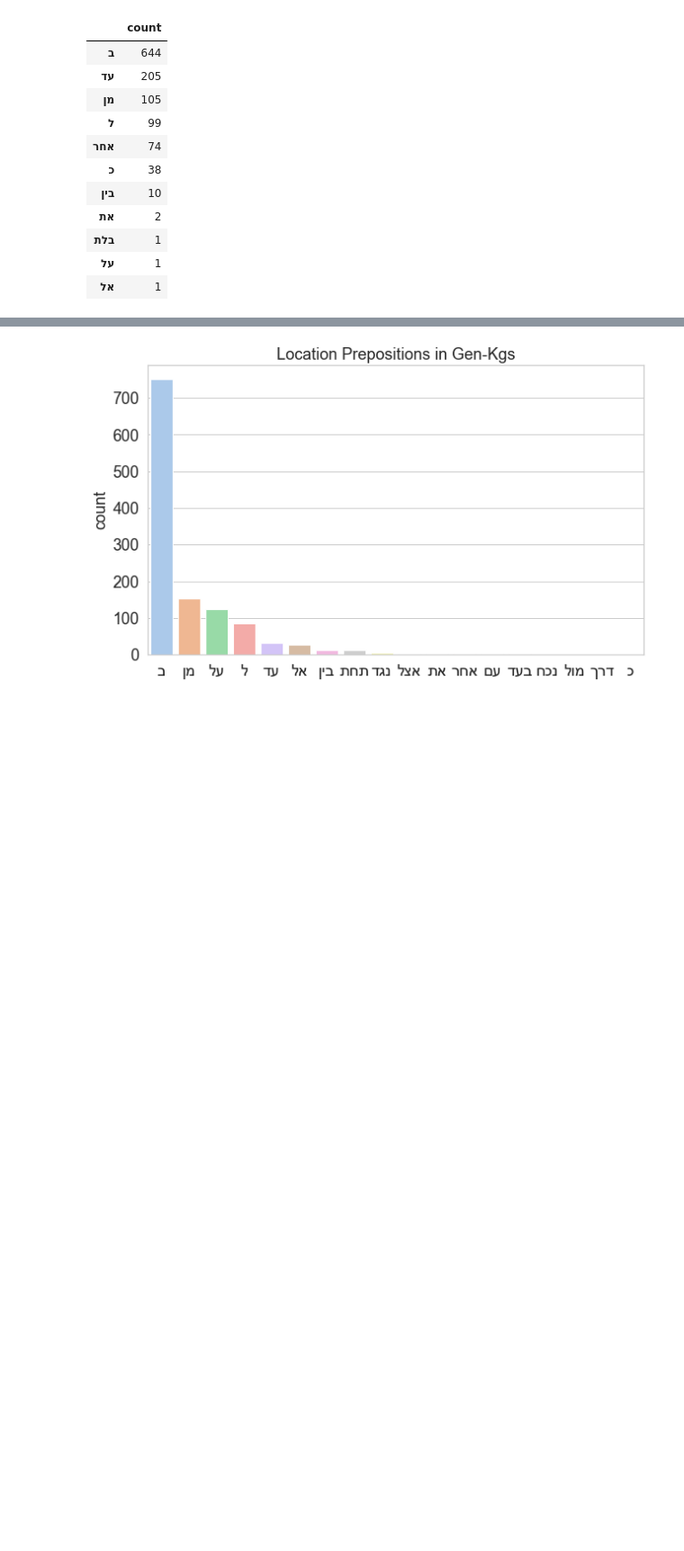
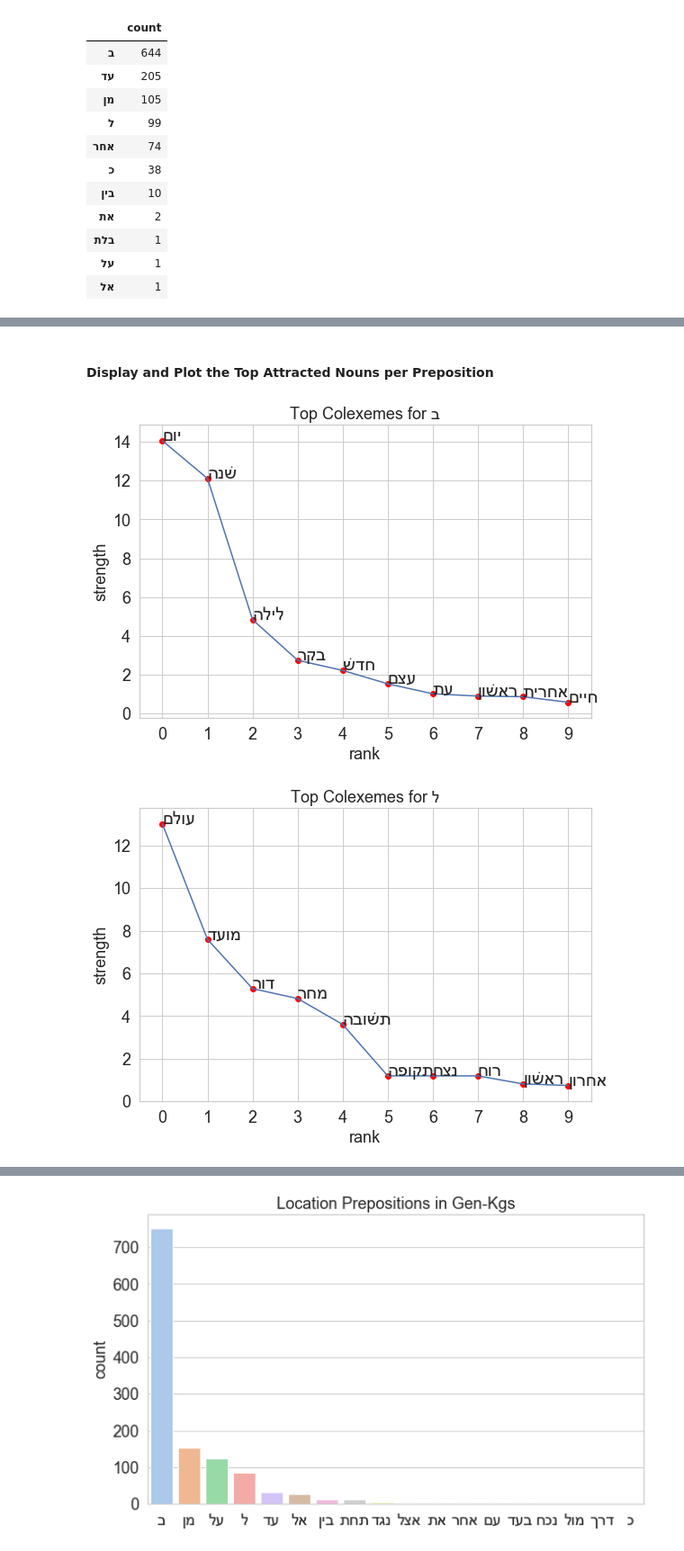
Before and after one commit to CambridgeSemiticsLab/BH_time_collocations, a Jupyter notebook: analysis/SBH_time_expressions.ipynb, the cells around one changed output, grey strips where cells are left out. Shown at 90% size. Saved outputs shown, nothing was run; the diff lists cells and outputs as text; code cells hidden in the pictures; blank space fills up the shorter version.

Commit message:
add collostructional analysis of prepositions and their objects in time phrases

```diff
--- a/analysis/SBH_time_expressions.ipynb
+++ b/analysis/SBH_time_expressions.ipynb
@@ -48,7 +51,7 @@ for easy searching and visualizing.
 
 def count_df(results, index, feature):
     '''
-    Counts features of a search result list.
+    Counts features of a TF search result list.
     Returns a dataframe with sorted counts.
     index = n of result; feature = feature string to call on n
     '''
@@ -69,6 +72,9 @@ def barplot_counts(count_df, title='', reverse_labels=False, size=(8, 6)):
     plt.title(title, size=18)
     plt.ylabel('count', size=18)
     plt.show()
+
+def reverse_hb(hb_text):
+    return ''.join(reversed(hb_text))
 # %%
 # prepare the corpus
 
@@ -149,0 +269,11 @@ Prepositions and their frequency:
+# %%
+prep_obj_search = '''
+
+corpus
+    phrase function=Time typ=PP
+        -heads> word lex=B|<D|MN|L|>XR/|K|BJN/
+        -prep_obj> word pdp#prep ls#card|ppre lex#PNH/
+'''
+
+prep_obj_search = B.search(prep_obj_search, sets={'corpus':corpus})
+print(f'\t{len(prep_phrases)-len(prep_obj_search)} PPs filtered out...')
@@ -149,0 +306,11 @@ Prepositions and their frequency:
+# %%
+prep_noun_counts = collections.defaultdict(lambda: collections.Counter())
+
+for result in prep_obj_search:
+    prep = F.lex_utf8.v(result[2])
+    prep_obj = F.lex_utf8.v(result[3])
+    prep_noun_counts[prep][prep_obj] += 1
+
+prep_noun_counts = pd.DataFrame(prep_noun_counts).fillna(0)
+
+prep_noun_counts.shape
@@ -149,0 +370,23 @@ Prepositions and their frequency:
+# %% [markdown]
+#### Display and Plot the Top Attracted Nouns per Preposition
+# %%
+for prep in pp_noun_associations.columns:
+
+    top_colex = pp_noun_associations[prep].sort_values(ascending=False).head(10)
+    y = top_colex.values
+    x = list(range(0, len(y)))
+    labels = list(reverse_hb(colex) for colex in top_colex.index)
+
+    plt.figure(figsize=(9, 6))
+    plt.plot(x, y)
+    plt.scatter(x, y, color='red')
+    plt.title(f'Top Colexemes for {reverse_hb(prep)}', size=18)
+    plt.yticks(size=18)
+    plt.xticks(range(0, len(top_colex)), size=18)
+    plt.xlabel('rank', size=18)
+    plt.ylabel('strength', size=18)
+    for x, y, label in zip(x, y, labels):
+        plt.annotate(label, [x, y], size=20)
+# %% [output]
+[figure, added]
+[figure, added]
```
Also changed, not shown: parts of 31 cells of this notebook, 1 other file.
